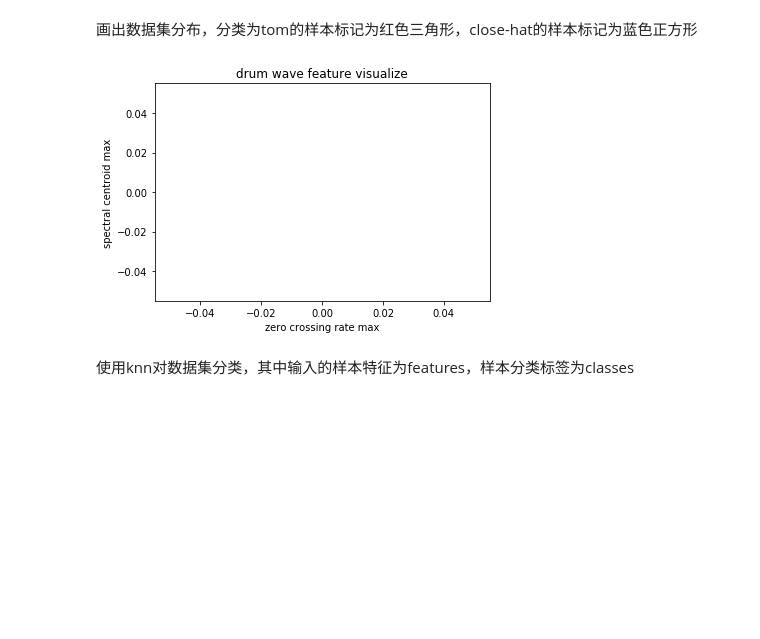
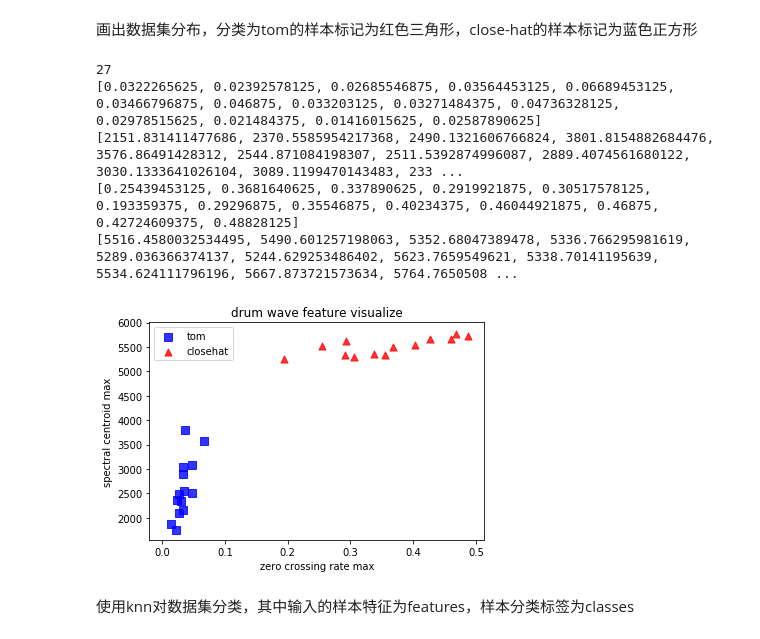
Before and after one commit to GamerNoTitle/Drum-Point-Analyze, a Jupyter notebook: drumFeatureAnalyze.ipynb, the cells around one changed output. Cells and saved outputs as stored; diff of their text form; code cells hidden in the pictures; blank space fills up the shorter version.

```diff
--- a/drumFeatureAnalyze.ipynb
+++ b/drumFeatureAnalyze.ipynb
@@ -128,37 +128,54 @@ tom_cent_max = [] # 分类为tom样本的“频谱质心最大值”特征值集
 closehat_zcrs_max = [] # 分类为close-hat样本的“过零率最大值”特征值集合
 closehat_cent_max = [] # 分类为close-hat样本的“频谱质心最大值”特征值集合
 
 # sample_count为样本数量
 # features的shape为(sample_count, 2)，存储格式为：
 # [
 #     [样本1的过零率最大值，样本1的频谱质心最大值],
 #     [样本2的过零率最大值，样本2的频谱质心最大值],
 #     ......
 # ]
 # classes的shape为(sample_count, )，存储格式为：
 # [
 #     样本1标签，
 #     样本2标签，
 #     ...
 # ]
 # 你需要正确将每个样本的每个特征正确归类到以上四个数组中
 # 例：tom_zcrs_max = [分类为tom的样本1过零率最大值, 分类为tom的样本2过零率最大值, ....]
 
 # =========你的代码=========
-
+print(len(features))
+for i in range(len(features)):
+    if (classes[i] ==3 ):
+        tom_zcrs_max.append(features[i][0])
+        tom_cent_max.append(features[i][1])
+    else:
+        closehat_zcrs_max.append(features[i][0])
+        closehat_cent_max.append(features[i][1])
+print(tom_zcrs_max)
+print(tom_cent_max)
+print(closehat_zcrs_max)
+print(closehat_cent_max)
 # ========================
 
 # 使用“过零率最大值”为x轴，“频谱质心最大值”为y轴画图
 
 fig, ax = plt.subplots()
 ax.set_title('drum wave feature visualize')
 ax.set_xlabel('zero crossing rate max')
 ax.set_ylabel('spectral centroid max')
-ax.scatter(tom_zcrs_max,tom_cent_max,c='b',marker='s',s=50,alpha=0.8) # 将tom样本根据特征画在散点图上
-ax.scatter(closehat_zcrs_max,closehat_cent_max,c='r', marker='^', s=50, alpha=0.8) # 将close-hat样本根据特征画在散点图上
+ax.scatter(tom_zcrs_max,tom_cent_max,label='tom',c='b',marker='s',s=50,alpha=0.8) # 将tom样本根据特征画在散点图上
+ax.scatter(closehat_zcrs_max,closehat_cent_max,label='closehat',c='r', marker='^', s=50, alpha=0.8) # 将close-hat样本根据特征画在散点
+plt.legend()
 plt.show()
 # %% [output]
+27
+[0.0322265625, 0.02392578125, 0.02685546875, 0.03564453125, 0.06689453125, 0.03466796875, 0.046875, 0.033203125, 0.03271484375, 0.04736328125, 0.02978515625, 0.021484375, 0.01416015625, 0.02587890625]
+[2151.831411477686, 2370.5585954217368, 2490.1321606766824, 3801.8154882684476, 3576.86491428312, 2544.871084198307, 2511.5392874996087, 2889.4074561680122, 3030.1333641026104, 3089.1199470143483, 233 ...
+[0.25439453125, 0.3681640625, 0.337890625, 0.2919921875, 0.30517578125, 0.193359375, 0.29296875, 0.35546875, 0.40234375, 0.46044921875, 0.46875, 0.42724609375, 0.48828125]
+[5516.4580032534495, 5490.601257198063, 5352.68047389478, 5336.766295981619, 5289.036366374137, 5244.629253486402, 5623.7659549621, 5338.70141195639, 5534.624111796196, 5667.873721573634, 5764.7650508 ...
-[figure, old version]
+[figure, new version]
 # %% [markdown]
 使用knn对数据集分类，其中输入的样本特征为features，样本分类标签为classes
 # %%
```
Also changed, not shown: parts of 8 cells of this notebook, 1 other file.
